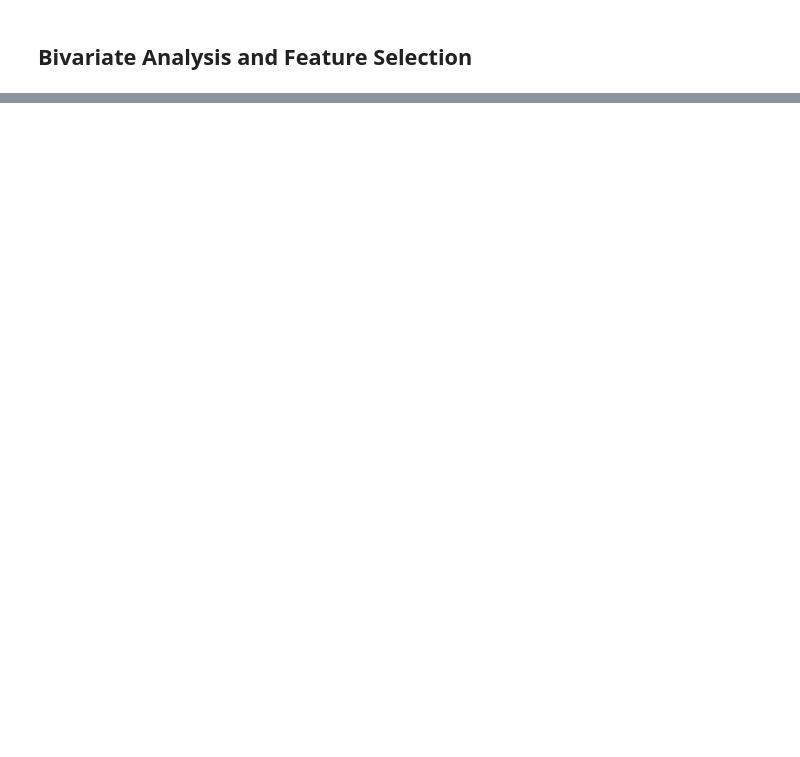
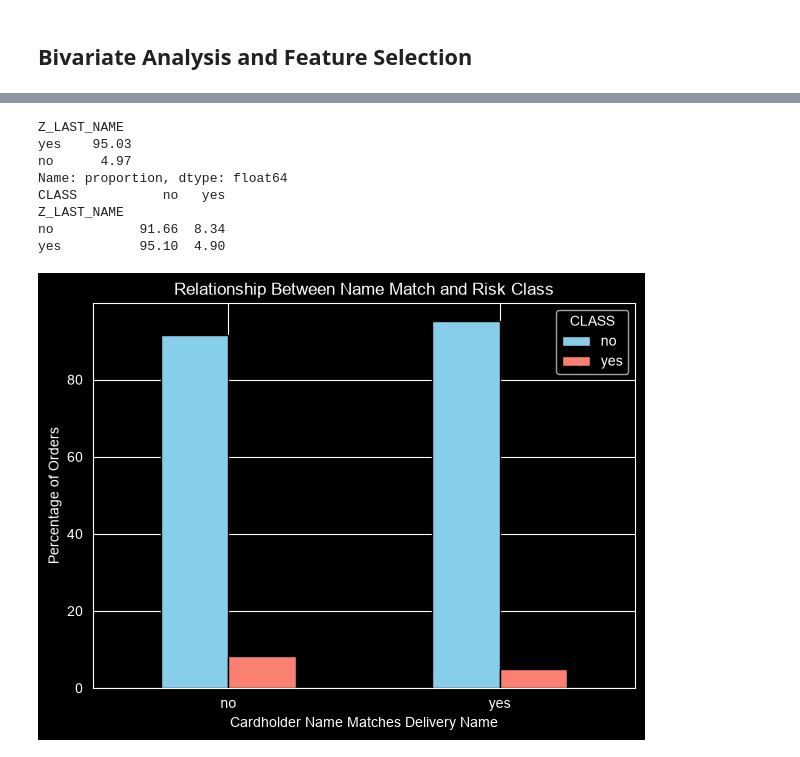
Before and after one commit to IdayatSanni/order-risk-scoring-model, a Jupyter notebook: data_eda.ipynb, the cells around one changed output, grey strips where cells are left out. Saved outputs shown, nothing was run; the diff lists cells and outputs as text; code cells hidden in the pictures; blank space fills up the shorter version.

```diff
--- a/data_eda.ipynb
+++ b/data_eda.ipynb
@@ -217,0 +386,41 @@ The majority of customers submitted an email address with their order, whereas f
+# %%
+# Relationship between name match and CLASS
+
+name_match_count = (
+    cat_cols["Z_LAST_NAME"]
+    .value_counts(normalize=True)
+    .mul(100)
+    .round(2)
+)
+
+print(name_match_count)
+
+name_match_percent = (
+    pd.crosstab(df["Z_LAST_NAME"], df["CLASS"], normalize="index") * 100
+).round(2)
+
+print(name_match_percent)
+
+name_match_percent.plot(
+    kind="bar",
+    figsize=(7,5),
+    color=["skyblue","salmon"],
+    edgecolor="black"
+)
+
+plt.title("Relationship Between Name Match and Risk Class")
+plt.xlabel("Cardholder Name Matches Delivery Name")
+plt.ylabel("Percentage of Orders")
+plt.xticks(rotation=0)
+plt.legend(title="CLASS")
+plt.show()
+# %% [output]
+Z_LAST_NAME
+yes    95.03
+no      4.97
+Name: proportion, dtype: float64
+CLASS           no   yes
+Z_LAST_NAME
+no           91.66  8.34
+yes          95.10  4.90
+[figure, added]
```
Also changed, not shown: parts of 29 cells of this notebook.
